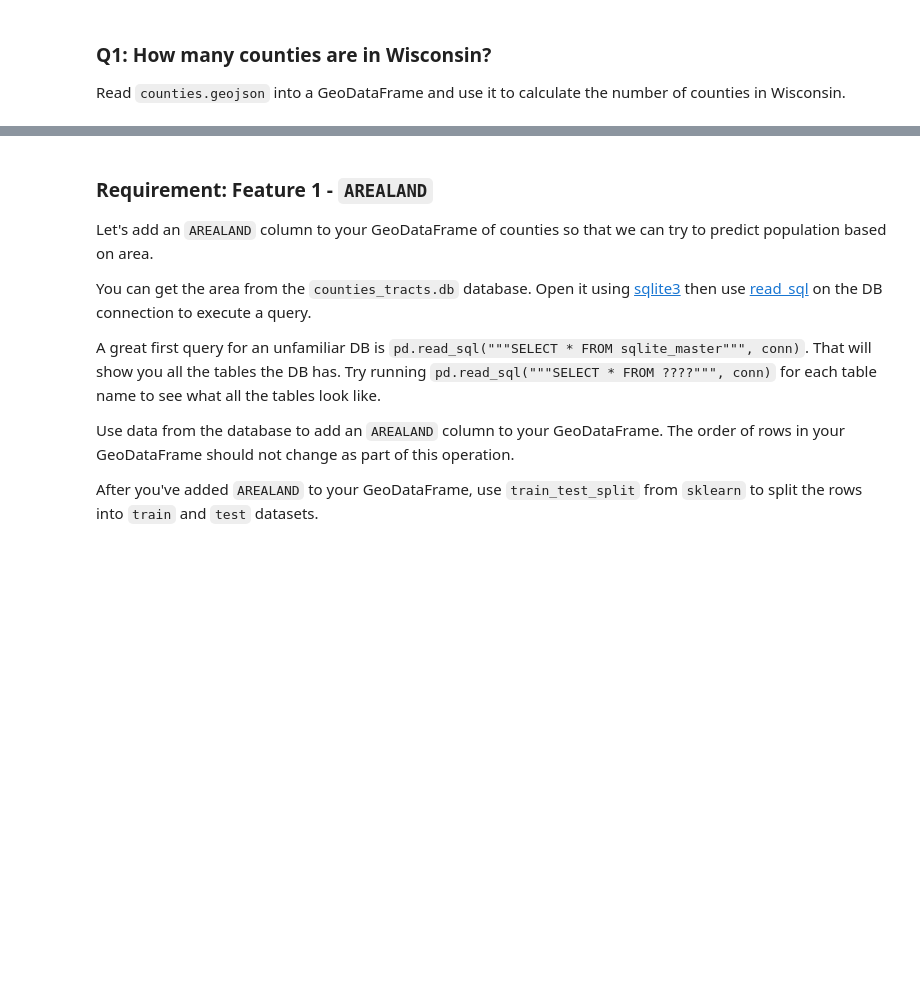
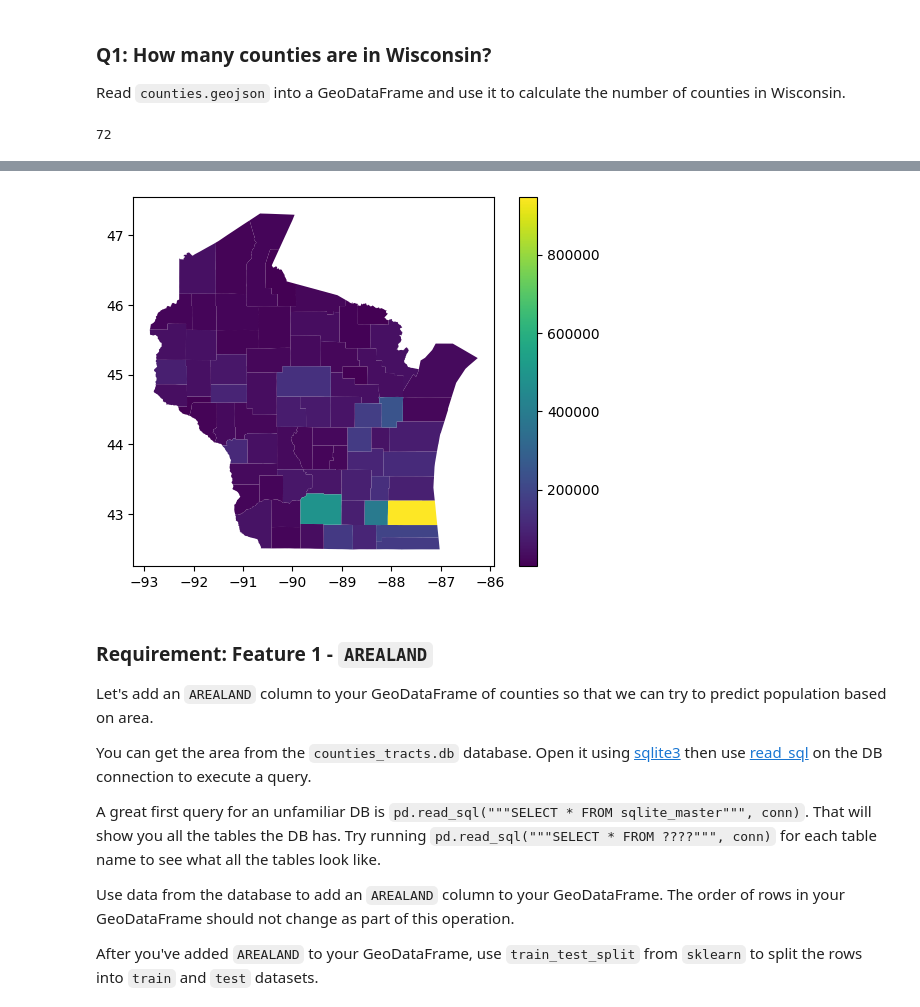
Before and after one commit to Holly-LeLe/cs320-labs-and-projects, a Jupyter notebook: projects/mp7/mp7.ipynb, the cells around one changed output, grey strips where cells are left out. Cells and saved outputs as stored; diff of their text form; code cells hidden in the pictures; blank space fills up the shorter version.

```diff
--- a/projects/mp7/mp7.ipynb
+++ b/projects/mp7/mp7.ipynb
@@ -63,6 +63,10 @@ For this portion of the machine project, you may collaborate with your group mem
 Read `counties.geojson` into a GeoDataFrame and use it to calculate the number of counties in Wisconsin.
 # %%
 #Q1
+counties = gpd.read_file("counties.geojson")
+len(counties)
+# %% [output]
+72
 # %% [markdown]
 ### Q2: What is the population of each county in WI?
 
@@ -81,12 +85,15 @@ housing units.
 # %%
 #Q2
 fig, ax = plt.subplots()
 
 # PLOT HERE
+counties.plot(column="POP100", ax=ax, legend=True)
 
 # IMPORTANT -- Do not remove --
 with open("Q2.pkl", "wb") as f:
     pickle.dump(fig, f)
+# %% [output]
+[figure, added]
 # %% [markdown]
 ### Requirement: Feature 1 - `AREALAND`
 
```
Also changed, not shown: parts of 23 cells of this notebook, 5 other files.
